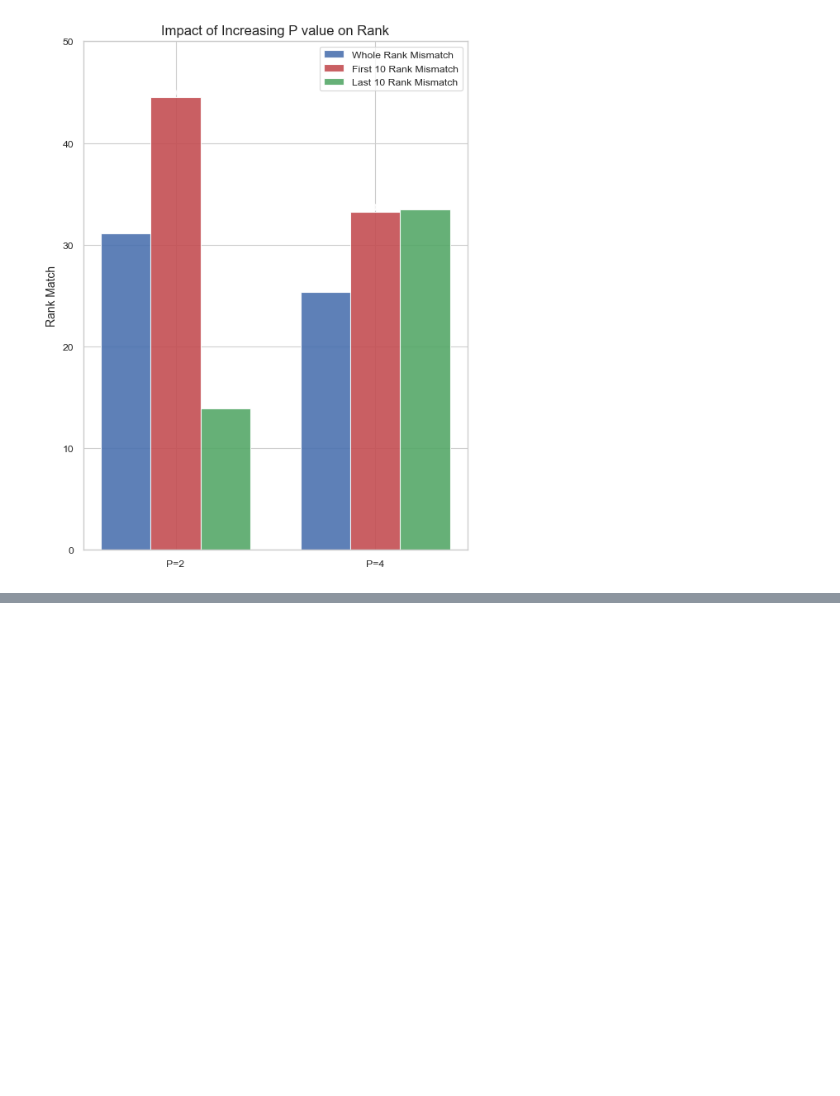
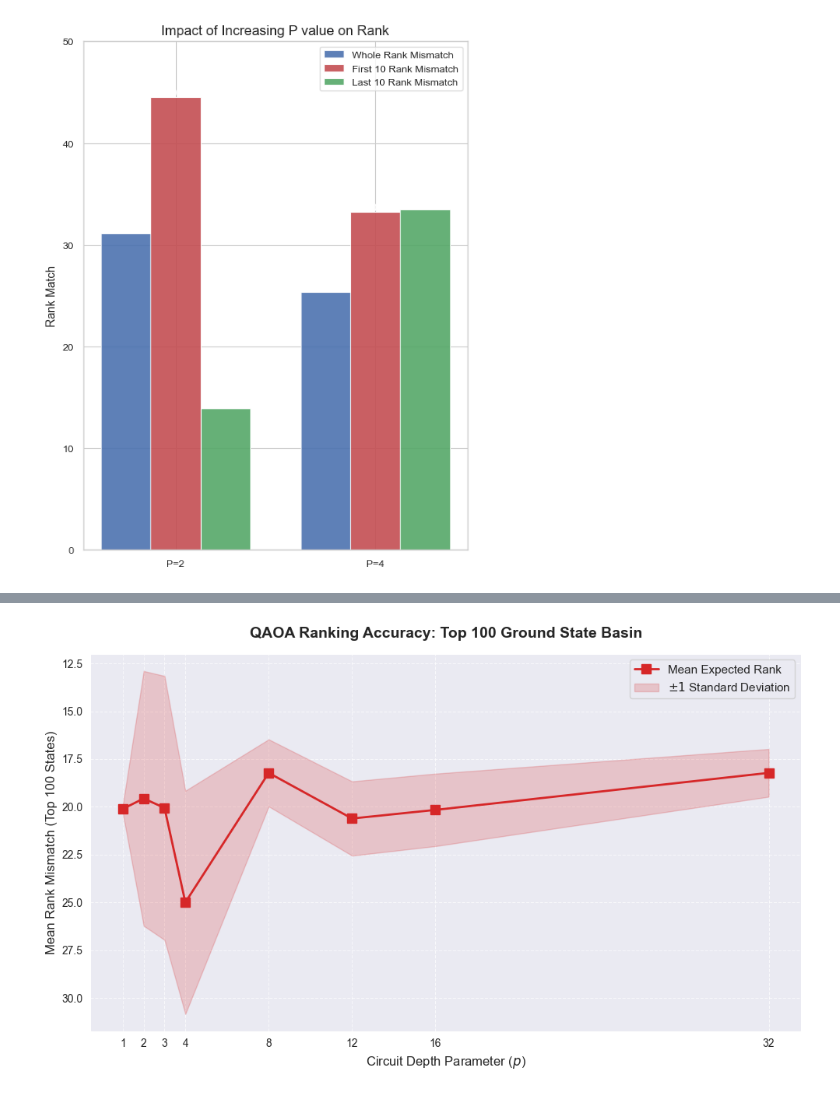
Before and after one commit to sebi-stewart/qml-protein-folding, a Jupyter notebook: poster_plot.ipynb, the cells around one changed output, grey strips where cells are left out. Saved outputs shown, nothing was run; the diff lists cells and outputs as text; code cells hidden in the pictures; blank space fills up the shorter version.

```diff
--- a/poster_plot.ipynb
+++ b/poster_plot.ipynb
@@ -101,0 +138,37 @@ df.describe()
+# %%
+layers = summary_df['layers'].values
+mean_ranks = summary_df['mean_mismatch'].values
+std_ranks = summary_df['std_mismatch'].values
+
+plt.figure(figsize=(10, 6))
+
+# Plot the Mean Expected Rank
+plt.plot(layers, mean_ranks, marker='s', linestyle='-', color='#d62728',
+         linewidth=2, markersize=8, label='Mean Expected Rank')
+
+# Fill the Standard Deviation Bounds
+plt.fill_between(layers,
+                 mean_ranks - std_ranks,
+                 mean_ranks + std_ranks,
+                 color='#d62728', alpha=0.2,
+                 label='$± 1$ Standard Deviation')
+
+# Academic Formatting
+plt.title('QAOA Ranking Accuracy: Top 100 Ground State Basin',
+          fontsize=14, fontweight='bold', pad=15)
+
+plt.xlabel('Circuit Depth Parameter ($p$)', fontsize=12)
+plt.ylabel('Mean Rank Mismatch (Top 100 States)', fontsize=12)
+
+# Invert the Y-axis so "better" (Rank 1) is physically at the top of the graph (Optional but intuitive)
+plt.gca().invert_yaxis()
+
+plt.xticks(layers)
+plt.grid(True, linestyle='--', alpha=0.7)
+plt.legend(loc='upper right', fontsize=11)
+
+plt.tight_layout()
+plt.savefig('results/qaoa_expected_rank_scaling.png', dpi=300)
+plt.show()
+# %% [output]
+[figure, added]
```
Also changed, not shown: parts of 2 cells of this notebook, 5 other files.
